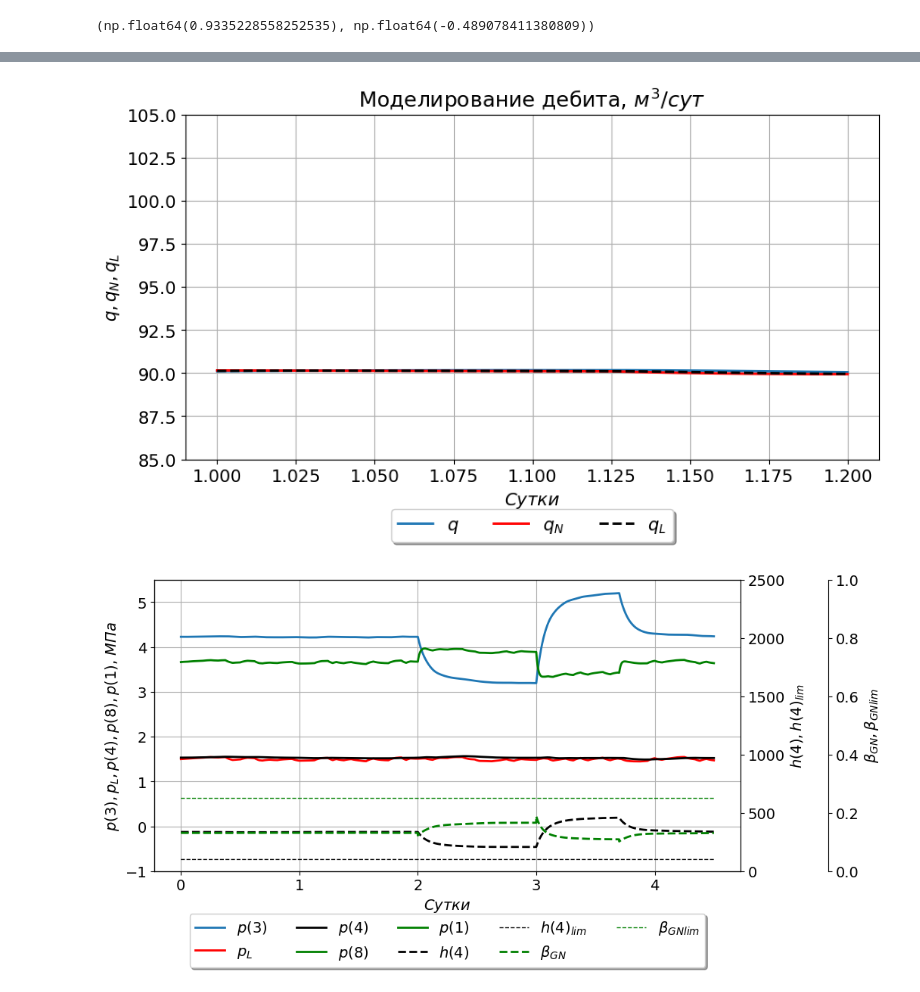
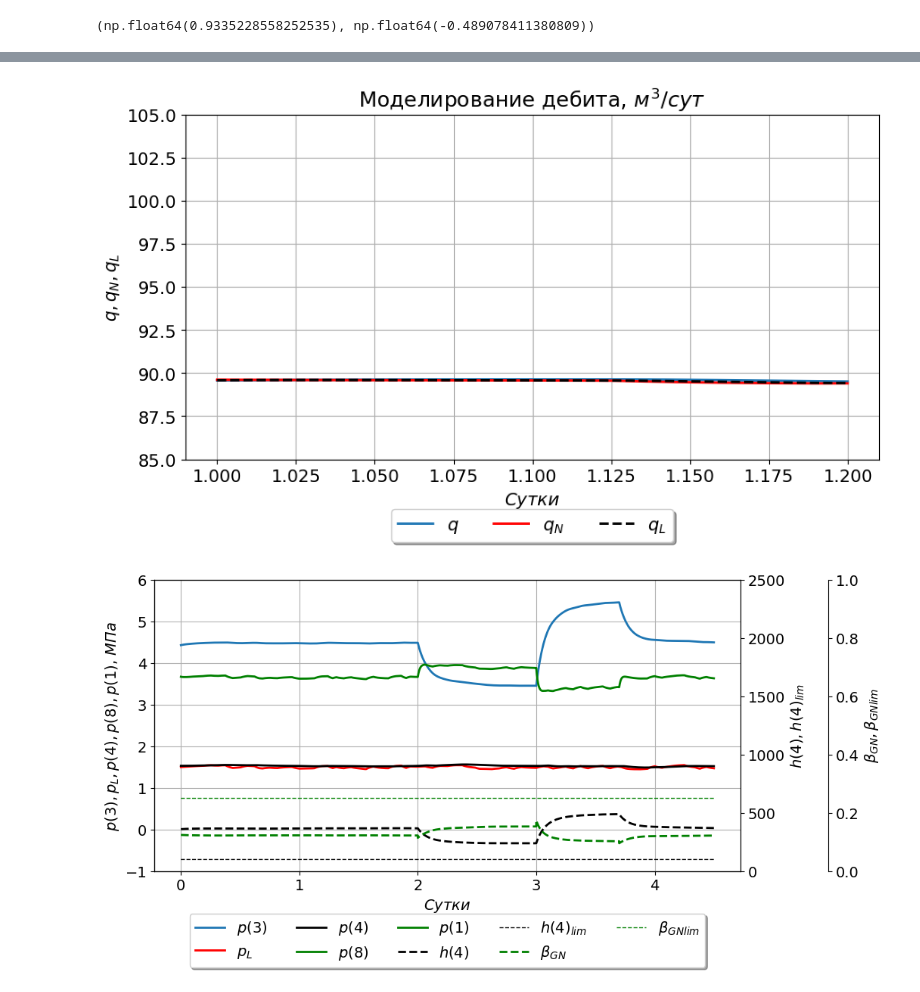
Before and after one commit to IANovoselov/well, a Jupyter notebook: well.ipynb, the cells around one changed output, grey strips where cells are left out. Saved outputs shown, nothing was run; the diff lists cells and outputs as text; code cells hidden in the pictures.

```diff
--- a/well.ipynb
+++ b/well.ipynb
@@ -129,11 +129,11 @@ class Pump:
     self.N_1 = N_1_0*(1+delta_n_N)*(self.w*self.w*self.w*self.lambda_2[self.i] + self.w*self.w*self.lambda_3[self.i]*(self.q_N/self.q_0))
 
 
-  def calc_q_N(self, oil, p_3, p_8):
-    q_N = self._calc_q_N(oil, p_3, p_8)
+  def calc_q_N(self, oil, p_3, p_8, b_betta_3, b_betta_L):
+    q_N = self._calc_q_N(oil, p_3, p_8, b_betta_3, b_betta_L)
 
     if self.update_segment(q_N):
-      q_N = self._calc_q_N(oil, p_3, p_8)
+      q_N = self._calc_q_N(oil, p_3, p_8, b_betta_3, b_betta_L)
 
     self.q_N = q_N
 
@@ -152,8 +152,8 @@ class Pump:
   def _init_q_N(self, oil, params, reservoir):
     return max((self.w*self.w*self.h_0*self.lambda_0[self.i] - params.H_R + (1/oil.gamma)*(reservoir.p_R - p_L)) / (self.w*(self.h_0/self.q_0)*self.lambda_1[self.i]+params.r_U+self.r_N+params.r_K+(reservoir.r_R/oil.gamma)), 0)
 
-  def _calc_q_N(self, oil, p_3, p_8):
-    return max((self.w*self.w*self.h_0*self.lambda_0[self.i] - self.H_N + (1/oil.gamma)*(p_3 - p_8)) / (self.w*(self.h_0/self.q_0)*self.lambda_1[self.i]+self.r_N), 0)
+  def _calc_q_N(self, oil, p_3, p_8, b_betta_3, b_betta_L):
+    return max((self.w*self.w*self.h_0*self.lambda_0[self.i]*(1/b_betta_3) - self.H_N * (1/b_betta_L) + (1/oil.gamma)*(p_3 - p_8)) / (self.w*(self.h_0/self.q_0)*self.lambda_1[self.i] * (1/b_betta_3)+self.r_N * (1/b_betta_L)), 0)
 
   def update_segment(self, q_N):
     if self.i > 0 and q_N > self.w*self.q_0*self.q_Pump[self.i]:
@@ -250,7 +250,7 @@ class Well:
       self.p_1 = self.reservoir.p_R - self.reservoir.r_R * self.q
       self.p_2 = self.reservoir.p_R - self.reservoir.r_2 * self.q
 
-      self.b_0 = 1 + ((1-self.oil.betta) * self.oil.G * (0.1/self.oil.G))
+      self.b_0 = 1 + ((1-self.oil.betta) * self.oil.G * (0.05/self.oil.G))
       self.b_1 = (self.b_0 - 1)/(self.params.p_G0 - p_0)
 
       a = self.b_1 * self.params.alpha_G_3
@@ -291,7 +291,7 @@ class Well:
         self.p_8 = self.calc_p_8()
 
         # Расчёт подачи
-        q_N = self.pump.calc_q_N(oil, self.p_3, self.p_8)
+        q_N = self.pump.calc_q_N(oil, self.p_3, self.p_8, self.b_betta_3, self.b_betta_L)
 
         self.M_RS = (1 - self.params.k_S*np.sqrt(self.pump.w))* self.params.M_R3
         self.betta_G3 = (self.params.M_R3*(self.params.p_G0 - self.p_3)) / (self.p_3 + self.M_RS*(self.params.p_G0 - self.p_3))
@@ -340,7 +340,7 @@ class Well:
 
 
     def calc_q(self):
-      return (self.p_2 - self.p_3 - self.oil.gamma*(self.params.H_R-self.pump.H_N)) / (self.reservoir.r_1 + self.oil.gamma * self.params.r_K)
+      return (self.p_2 - self.p_3 - (self.oil.gamma/self.b_betta_3)*(self.params.H_R-self.pump.H_N)) / (self.reservoir.r_1 + (self.oil.gamma/self.b_betta_3) * self.params.r_K)
 
     def calc_p_4(self):
       return self.taransfer_function(self.p_4, self._calc_p_4(), self.pump.t_N*20)
@@ -700,28 +700,28 @@ plot_data = [
 
 build_plot(x, plot_data, 'Моделирование дебита, $м^3/сут$', y_scale = [Scale(min=85, max=105)], x_scale=Scale(min=1, max=1.2))
 # %% [output]
-[figure, old version]
+[figure, new version]
 # %%
 plot_data = [
              (PlotData(df['p_3'], '', 2, 'p(3)'),
               PlotData(df['p_L'], 'r', 2, 'p_L'),
               PlotData(df['p_4'], 'k', 2, 'p(4)'),
               PlotData(df['p_8'], 'g', 2, 'p(8)'),
               PlotData(df['p_1'], 'g', 2, 'p(1)'),
               ),
 
              (PlotData(df['h_4'], 'k--', 2, 'h(4)'),
               PlotData(pd.Series([h_lim]*k), 'k--', 1, 'h(4)_{lim}')
               ),
 
              (PlotData(df['betta_GN'], 'g--', 2, '\\beta_{GN}'),
               PlotData(pd.Series([betta_G_lim]*k), 'g--', 1, '\\beta_{GNlim}')
               ),
             ]
 
-build_plot(x, plot_data, None, y_scale = [Scale(min=-1, max=5.5), Scale(min=0, max=2500), Scale(min=0, max=1)], mu='$МПа$')
+build_plot(x, plot_data, None, y_scale = [Scale(min=-1, max=6), Scale(min=0, max=2500), Scale(min=0, max=1)], mu='$МПа$')
 # %% [output]
-[figure, old version]
+[figure, new version]
 # %%
 import numpy as np
 import matplotlib.pyplot as plt
```
Also changed, not shown: parts of 24 cells of this notebook.
